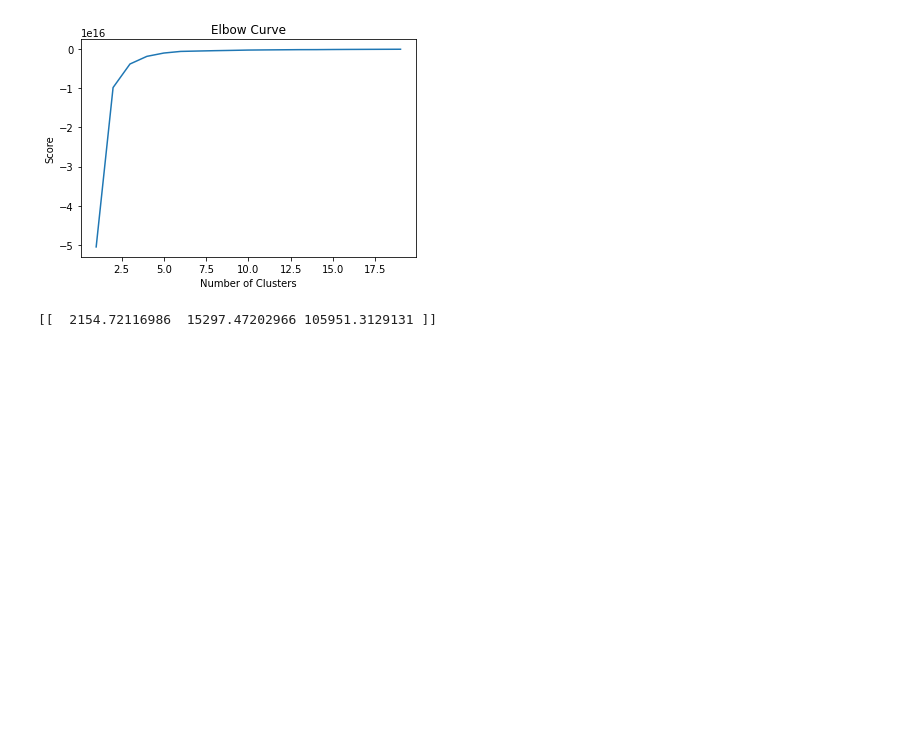
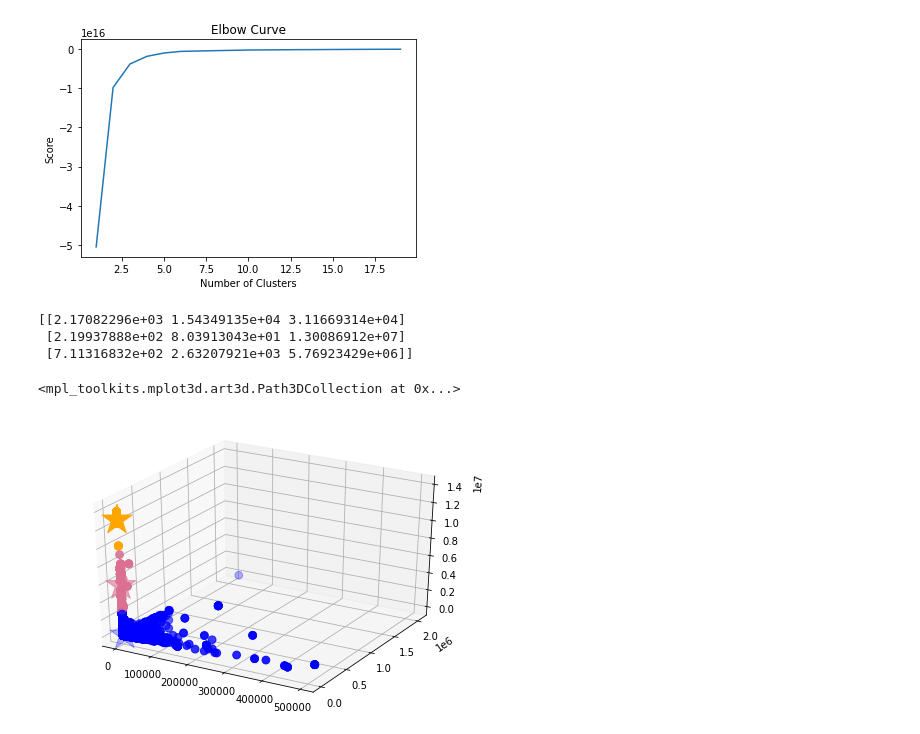
Before and after one commit to MauricioHernandezMatias/Mirepositorio, a Jupyter notebook: reto.ipynb, the cells around one changed output. Cells and saved outputs as stored; diff of their text form; code cells hidden in the pictures; blank space fills up the shorter version.

```diff
--- a/reto.ipynb
+++ b/reto.ipynb
@@ -155,16 +161,25 @@ plt.show()
 # %% [output]
 [figure]
 # %%
-#Por lo tanto k=1
-kmeans = KMeans(n_clusters=1).fit(X)
+#Por lo tanto k=3
+kmeans = KMeans(n_clusters=3).fit(X)
 centroids = kmeans.cluster_centers_
 print(centroids)
 # %% [output]
-[[  2154.72116986  15297.47202966 105951.3129131 ]]
+[[2.17082296e+03 1.54349135e+04 3.11669314e+04]
+ [2.19937888e+02 8.03913043e+01 1.30086912e+07]
+ [7.11316832e+02 2.63207921e+03 5.76923429e+06]]
 # %%
 labels = kmeans.predict(X)
 C = kmeans.cluster_centers_
-colores=['royalblue']
+colores=['blue','orange','palevioletred']
 asignar=[]
 for row in labels:
     asignar.append(colores[row])
+fig = plt.figure()
+ax = Axes3D(fig)
+ax.scatter(X[:,0], X[:,1], X[:,2], c=asignar, s=60)
+ax.scatter(C[:,0], C[:,1], C[:,2], marker='*', c=colores, s=1000)
+# %% [output]
+<mpl_toolkits.mplot3d.art3d.Path3DCollection at 0x...>
+[figure, added]
```
Also changed, not shown: parts of 19 cells of this notebook.
